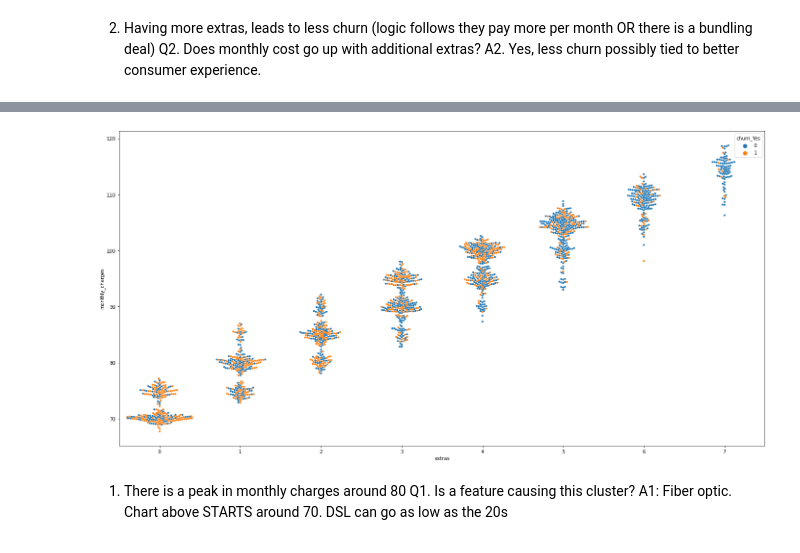
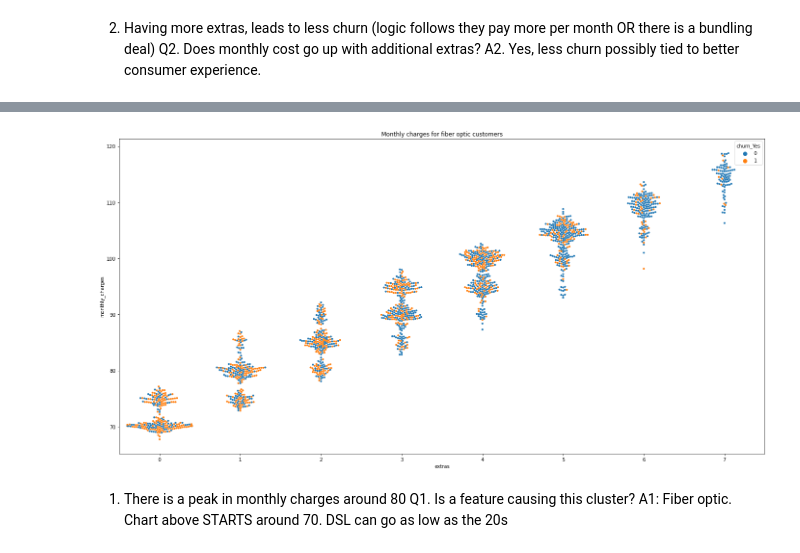
Before and after one commit to morgancross2/classification-exercises, a Jupyter notebook: classification_exercises.ipynb, the cells around one changed output, grey strips where cells are left out. Saved outputs shown, nothing was run; the diff lists cells and outputs as text; code cells hidden in the pictures.

```diff
--- a/classification_exercises.ipynb
+++ b/classification_exercises.ipynb
@@ -1307,9 +1397,10 @@ train[['extras','monthly_charges']].groupby('extras').mean()
 # %%
 plt.figure(figsize=(24,12))
 sns.swarmplot(data=train[train['Fiber optic'] == 1], y='monthly_charges', x='extras', hue='churn_Yes', size=4)
+plt.title('Monthly charges for fiber optic customers')
 plt.show()
 # %% [output]
-[figure, old version]
+[figure, new version]
 # %% [markdown]
 1. There is a peak in monthly charges around 80
         Q1. Is a feature causing this cluster?
```
Also changed, not shown: parts of 22 cells of this notebook.
